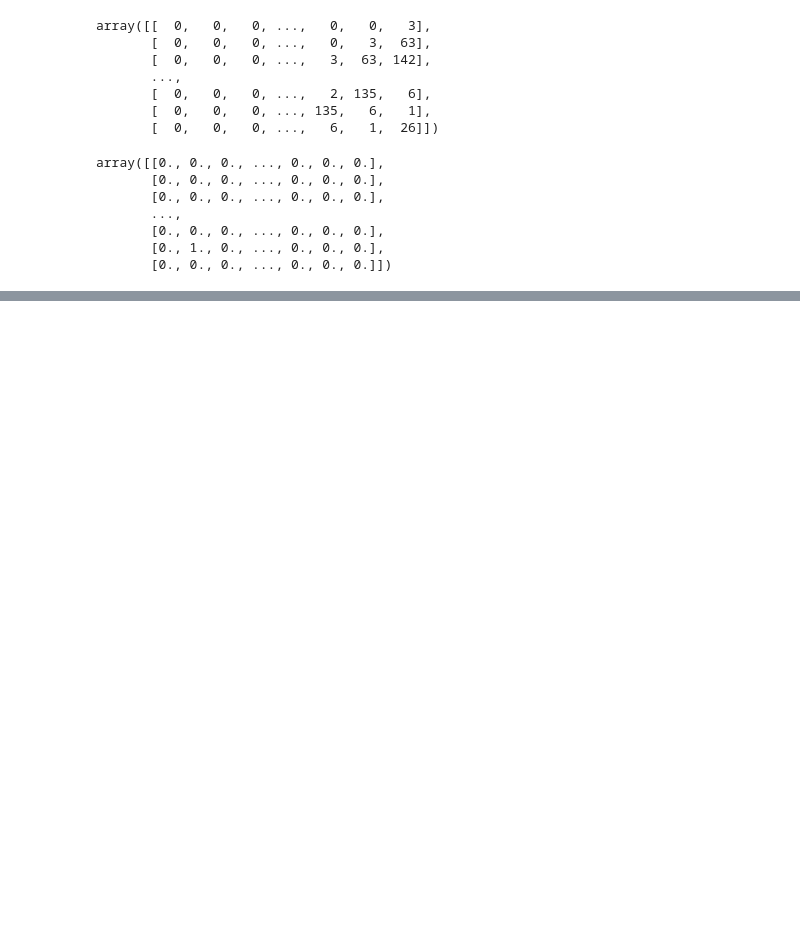
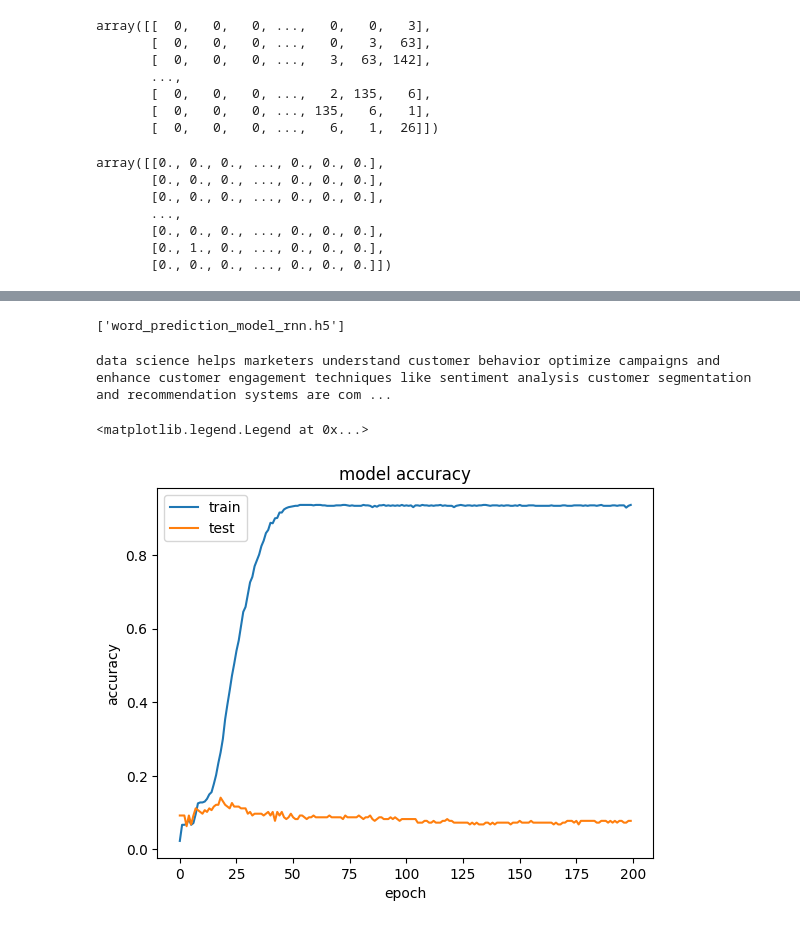
Before and after one commit to ANKIT-250302/Python-Programs, a Jupyter notebook: Rnn.ipynb, the cells around one changed output, grey strips where cells are left out. Saved outputs shown, nothing was run; the diff lists cells and outputs as text; code cells hidden in the pictures; blank space fills up the shorter version.

```diff
--- a/Rnn.ipynb
+++ b/Rnn.ipynb
@@ -192,7 +182,7 @@ array([[0., 0., 0., ..., 0., 0., 0.],
 # %%
 model = tf.keras.Sequential([
     tf.keras.layers.Embedding(input_dim=word_length, output_dim=100),
-    tf.keras.layers.LSTM(150),
+    tf.keras.layers.LSTM(80),
     tf.keras.layers.Dense(word_length, activation='softmax')
 ])
 # %%
@@ -250,0 +241,40 @@ Epoch 200/200
+# %%
+import joblib
+joblib.dump(model,"word_prediction_model_rnn.h5")
+# %% [output]
+['word_prediction_model_rnn.h5']
+# %%
+def predict_next_words(model, tokenizer, text_seq, max_length):
+    for _ in range(50):  # Generate 50 words for example
+        token_list = tokenizer.texts_to_sequences([text_seq])[0]
+        token_list = pad_sequences([token_list], maxlen=max_length-1, padding='pre')
+        predicted_probs = model.predict(token_list, verbose=0)
+        predicted = np.argmax(predicted_probs, axis=-1)
+
+        output_word = ""
+        for word, index in tokenizer.word_index.items():
+            if index == predicted:
+                output_word = word
+                break
+
+        text_seq += " " + output_word
+    return text_seq
+
+# Example usage:
+seed_text = input("Enter the string:-")
+predicted_text = predict_next_words(model, tokenize, seed_text, max_length)
+print(predicted_text)
+# %% [output]
+data science helps marketers understand customer behavior optimize campaigns and enhance customer engagement techniques like sentiment analysis customer segmentation and recommendation systems are com ...
+# %%
+import matplotlib.pyplot as plt
+
+plt.plot(history.history['accuracy'])
+plt.plot(history.history['val_accuracy'])
+plt.title('model accuracy')
+plt.ylabel('accuracy')
+plt.xlabel('epoch')
+plt.legend(['train', 'test'], loc='upper left')
+# %% [output]
+<matplotlib.legend.Legend at 0x...>
+[figure, added]
```
Also changed, not shown: parts of 4 cells of this notebook, 2 other files.
